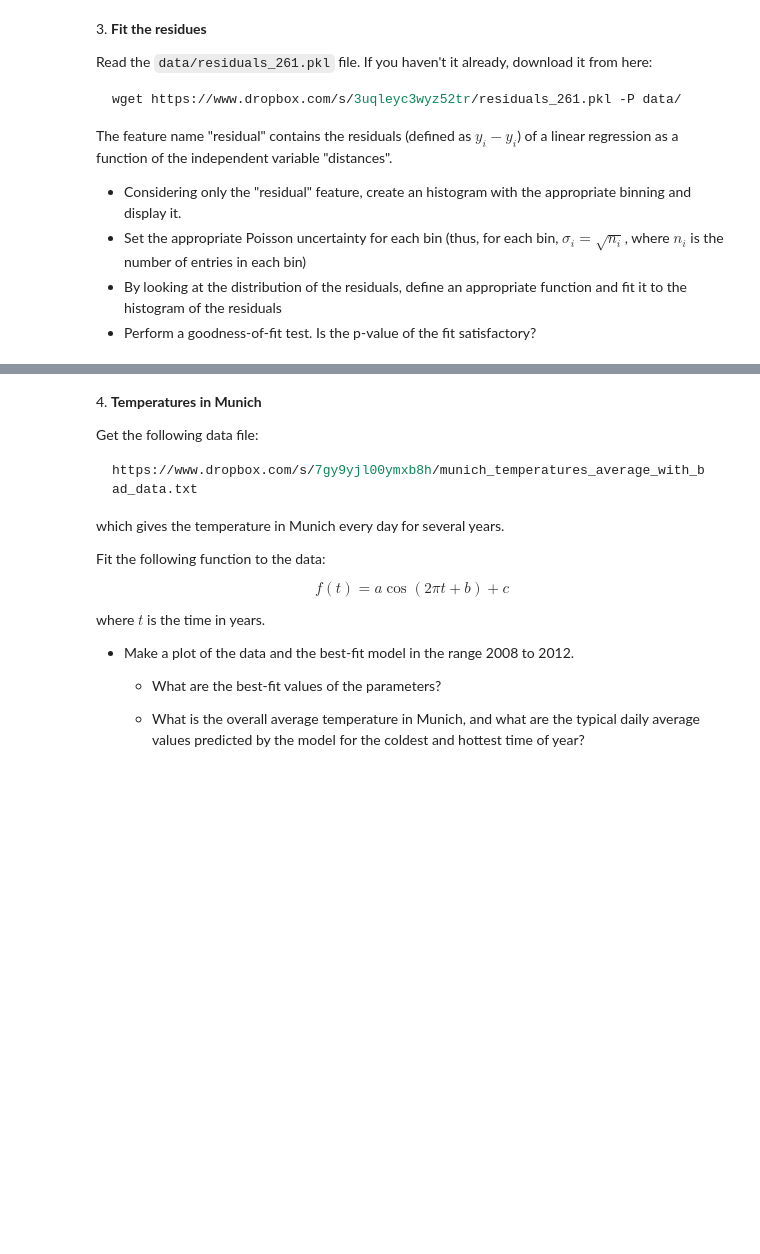
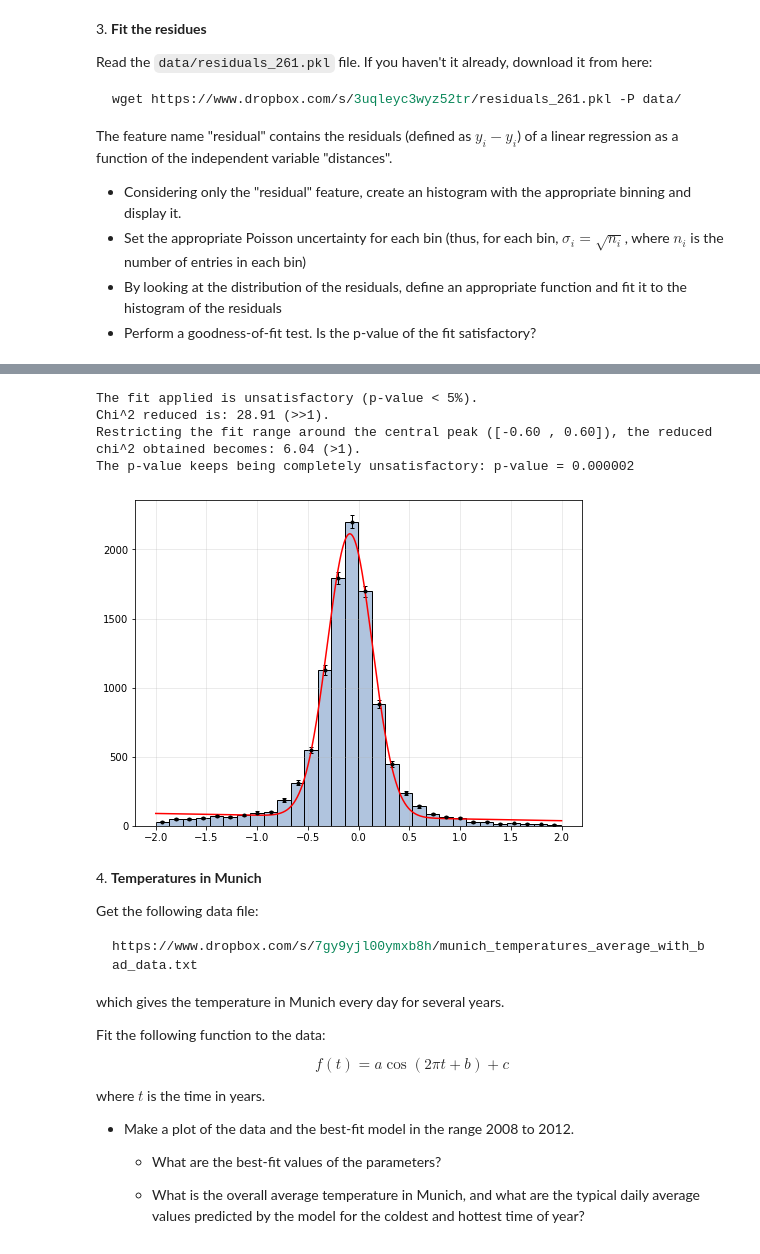
Before and after one commit to vittoriapv/HighLevelProgramming2021, a Jupyter notebook: 08ex_fitting.ipynb, the cells around one changed output, grey strips where cells are left out. Cells and saved outputs as stored; diff of their text form; code cells hidden in the pictures; blank space fills up the shorter version.

```diff
--- a/08ex_fitting.ipynb
+++ b/08ex_fitting.ipynb
@@ -178,3 +186,71 @@ Content of pickle file:
+# %%
+#exercise n.3
+
+#opening pickle file and creating a DataFrame
+import pickle
+infile=open('data/residuals_261.pkl', 'rb')
+new_dict=pickle.load(infile)
+infile.close()
+
+dictionary=dict(new_dict.item())
+df=pd.DataFrame(dictionary)
+
+df=df[abs(df['residuals'])<2.]#only |residuals|<2 considered
+histo=df.loc[:,'residuals']
+
+fig=plt.figure(figsize=(8,6))
+ax0=plt.subplot()
+ax0.grid(alpha=0.3)
+h, bins, _=ax0.hist(histo, bins=30, color='lightsteelblue', edgecolor='black', density=False, cumulative=False)
+
+bincenters=(bins[1:]+bins[:-1])/2
+sigma=np.sqrt(h)
+ax0.errorbar(bincenters, h, yerr=sigma, fmt='.k', elinewidth=1 ,capsize=2)
+
+
+#FIT
+def f(x, a, sigma, x0, m, q):  #considering gaussian + line to fit
+    return m*x+q+a*np.exp(-pow(x-x0,2)/(2*pow(sigma,2)))
+
+opt,cov=optimize.curve_fit(f, bincenters, h, p0=[max(h), 0.2, 0, 0, 10])
+x_new=np.linspace(-2., 2., 5000)
+ax0.plot(x_new, f(x_new, *opt), label='Fit', color='red')
+
+ndof=len(bincenters)-5 #5->number of fit parameters
+chi2=np.sum(((h-f(bincenters, *opt))**2) / sigma**2)
+pvalue = 1.-scipy.stats.chi2.cdf(chi2, ndof)
+if pvalue>=0.5:
+    print('The fit applied is satisfactory (p-value=', pvalue, ')')
+else:
+    print('The fit applied is unsatisfactory (p-value < 5%).')
+print('Chi^2 reduced is: %1.2f (>>1).' %( chi2/ndof) )
+
+#The goodness-of-fit test applied reveals that the gaussian+line fit doesn't describe sufficientely the data.
+#The fit performed evaluted all the points in range [-2,+2]: when the range around the central peak is restricted one
+#can verify that the fit improves. Let's briefly prove it.
+
+bincenters1=bincenters.copy()
+bincenters1=np.delete(bincenters1, np.s_[:10:], 0)
+bincenters1=np.delete(bincenters1, np.s_[11::], 0)
+
+h1=h.copy()
+h1=np.delete(h1, np.s_[:10:], 0)
+h1=np.delete(h1, np.s_[11::], 0)
+sigma1=np.sqrt(h1)
+
+opt1,cov1=optimize.curve_fit(f, bincenters1, h1, p0=[max(h), 0.2, 0, 0, 10])
+
+ndof_1=len(bincenters1)-5
+chi2_1=np.sum(((h1-f(bincenters1, *opt1))**2) / sigma1**2)
+pvalue_1=1.-scipy.stats.chi2.cdf(chi2_1, ndof_1)
+print('Restricting the fit range around the central peak ([%1.2f , %1.2f]), the reduced chi^2 obtained becomes: %1.2f (>1).' %(bincenters1[0], bincenters1[9], chi2_1/ndof_1))
+print('The p-value keeps being completely unsatisfactory: p-value = %1.6f.' % (pvalue_1))
+# %% [output]
+The fit applied is unsatisfactory (p-value < 5%).
+Chi^2 reduced is: 28.91 (>>1).
+Restricting the fit range around the central peak ([-0.60 , 0.60]), the reduced chi^2 obtained becomes: 6.04 (>1).
+The p-value keeps being completely unsatisfactory: p-value = 0.000002
+[figure, added]
 # %% [markdown]
 4\. **Temperatures in Munich**
 
```
Also changed, not shown: parts of 5 cells of this notebook, 1 other file.
